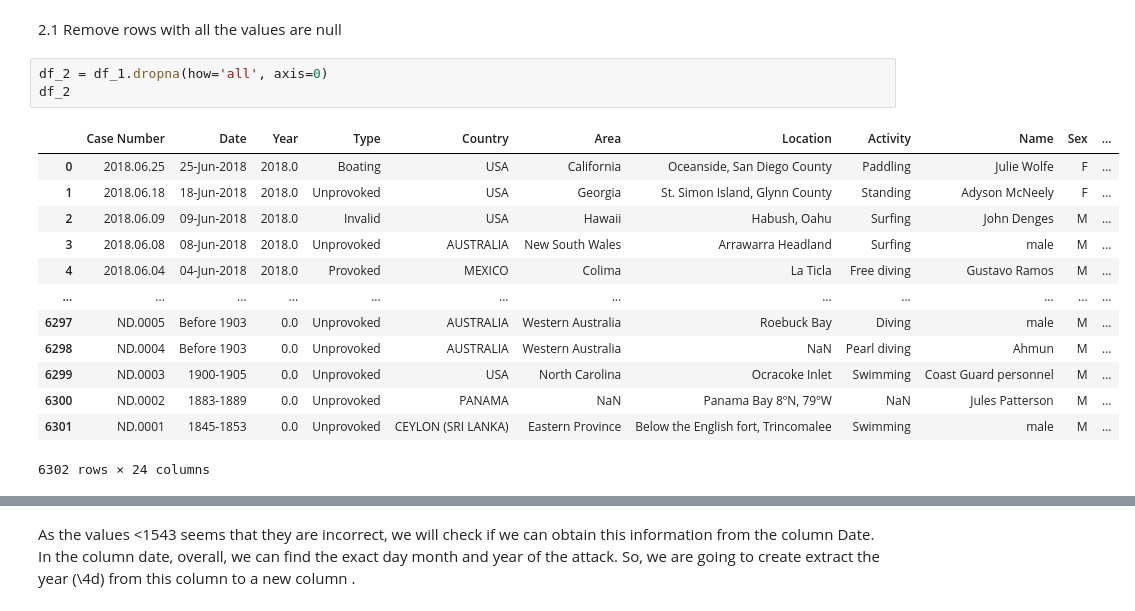
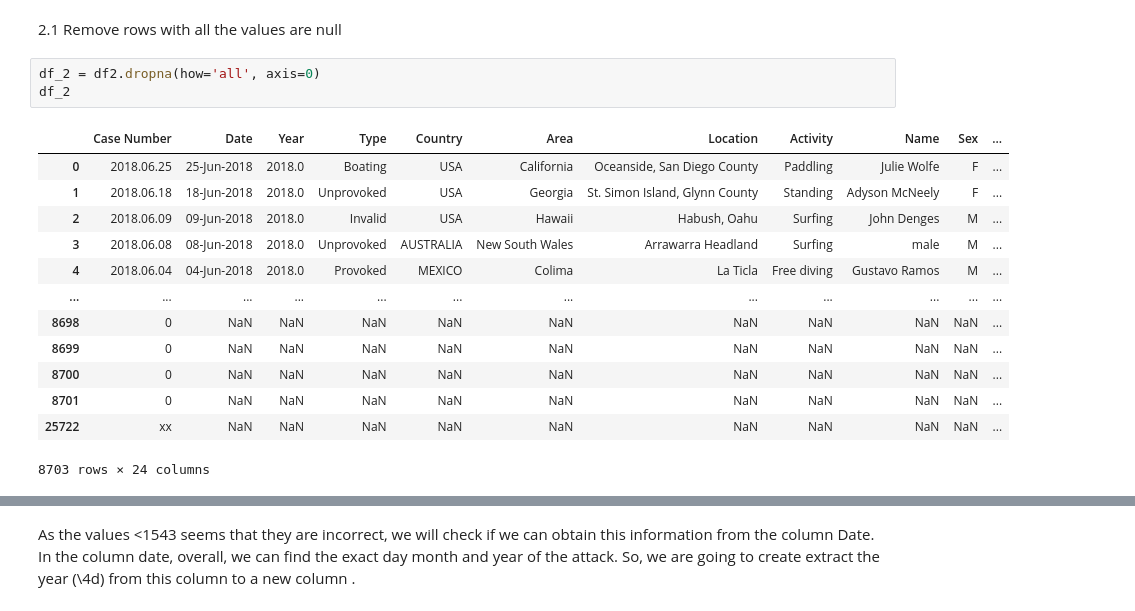
Before and after one commit to LeticiaIruela/Project-I-Sharks, a Jupyter notebook: old_/Clean_data_OK-Copy_last14.15_23.04-Copy1.ipynb, the cells around one changed output, grey strips where cells are left out. Saved outputs shown, nothing was run; the diff lists cells and outputs as text.

```diff
--- a/old_/Clean_data_OK-Copy_last14.15_23.04-Copy1.ipynb
+++ b/old_/Clean_data_OK-Copy_last14.15_23.04-Copy1.ipynb
@@ -236,22 +190,22 @@ df_1
 # %% [markdown]
 2.1 Remove rows with all the values are null
 # %%
-df_2 = df_1.dropna(how='all', axis=0)
+df_2 = df2.dropna(how='all', axis=0)
 df_2
 # %% [output]
 |  | Case Number | Date | Year | Type | Country | Area | Location | Activity | Name | Sex | ... |
 | 0 | 2018.06.25 | 25-Jun-2018 | 2018.0 | Boating | USA | California | Oceanside, San Diego County | Paddling | Julie Wolfe | F | ... |
 | 1 | 2018.06.18 | 18-Jun-2018 | 2018.0 | Unprovoked | USA | Georgia | St. Simon Island, Glynn County | Standing | Adyson McNeely | F | ... |
 | 2 | 2018.06.09 | 09-Jun-2018 | 2018.0 | Invalid | USA | Hawaii | Habush, Oahu | Surfing | John Denges | M | ... |
 | 3 | 2018.06.08 | 08-Jun-2018 | 2018.0 | Unprovoked | AUSTRALIA | New South Wales | Arrawarra Headland | Surfing | male | M | ... |
 | 4 | 2018.06.04 | 04-Jun-2018 | 2018.0 | Provoked | MEXICO | Colima | La Ticla | Free diving | Gustavo Ramos | M | ... |
 | ... | ... | ... | ... | ... | ... | ... | ... | ... | ... | ... | ... |
-| 6297 | ND.0005 | Before 1903 | 0.0 | Unprovoked | AUSTRALIA | Western Australia | Roebuck Bay | Diving | male | M | ... |
-| 6298 | ND.0004 | Before 1903 | 0.0 | Unprovoked | AUSTRALIA | Western Australia | NaN | Pearl diving | Ahmun | M | ... |
-| 6299 | ND.0003 | 1900-1905 | 0.0 | Unprovoked | USA | North Carolina | Ocracoke Inlet | Swimming | Coast Guard personnel | M | ... |
-| 6300 | ND.0002 | 1883-1889 | 0.0 | Unprovoked | PANAMA | NaN | Panama Bay 8ºN, 79ºW | NaN | Jules Patterson | M | ... |
-| 6301 | ND.0001 | 1845-1853 | 0.0 | Unprovoked | CEYLON (SRI LANKA) | Eastern Province | Below the English fort, Trincomalee | Swimming | male | M | ... |
+| 8698 | 0 | NaN | NaN | NaN | NaN | NaN | NaN | NaN | NaN | NaN | ... |
+| 8699 | 0 | NaN | NaN | NaN | NaN | NaN | NaN | NaN | NaN | NaN | ... |
+| 8700 | 0 | NaN | NaN | NaN | NaN | NaN | NaN | NaN | NaN | NaN | ... |
+| 8701 | 0 | NaN | NaN | NaN | NaN | NaN | NaN | NaN | NaN | NaN | ... |
+| 25722 | xx | NaN | NaN | NaN | NaN | NaN | NaN | NaN | NaN | NaN | ... |
-6302 rows × 24 columns
+8703 rows × 24 columns
 # %%
 df_3= df_2.drop_duplicates(subset = ["Case Number.1", "Case Number.2"], inplace=False, keep="last")
 df_3 # we drop Case Number 1 and 2 as contains the same info
```
Also changed, not shown: parts of 66 cells of this notebook, 6 other files.
